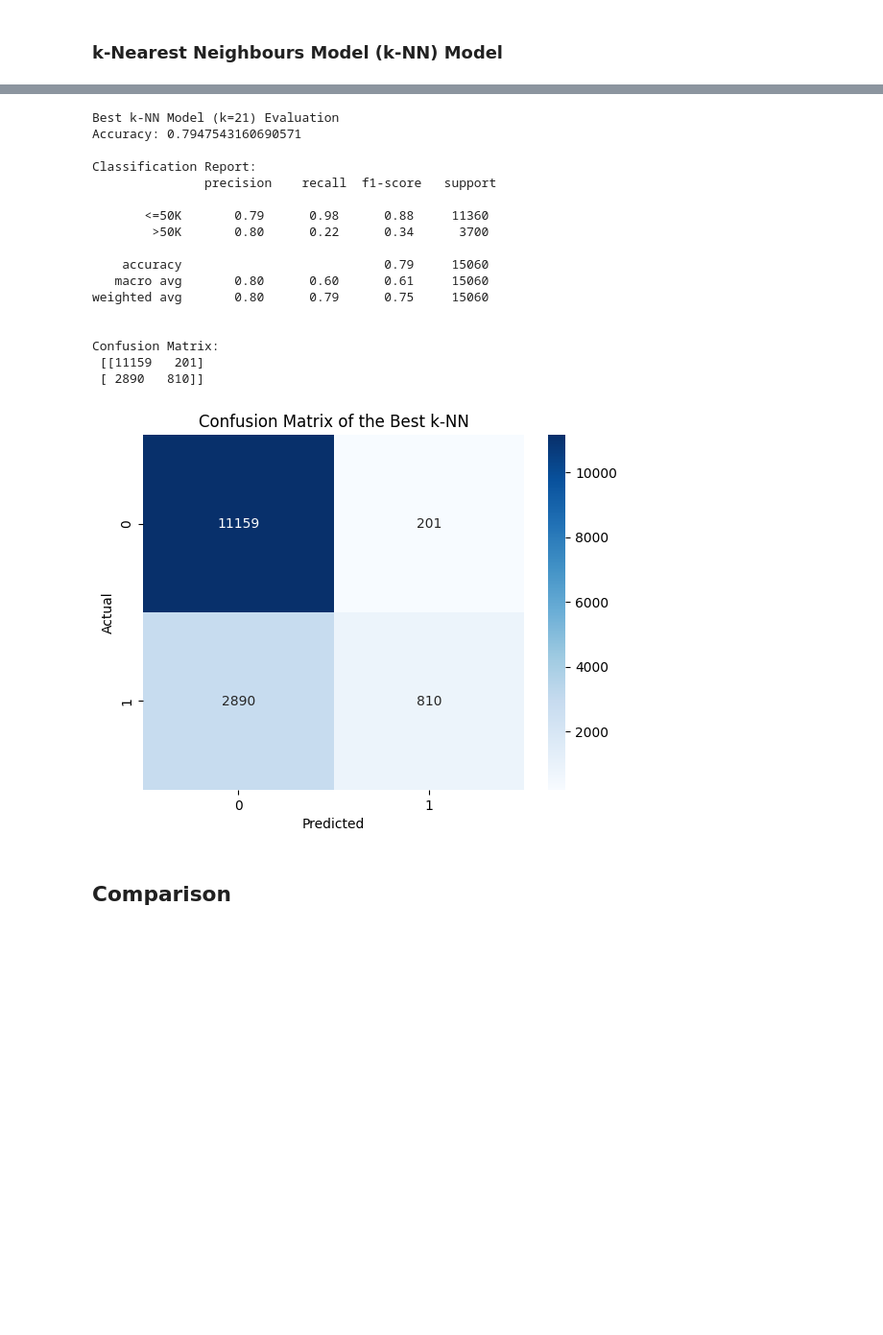
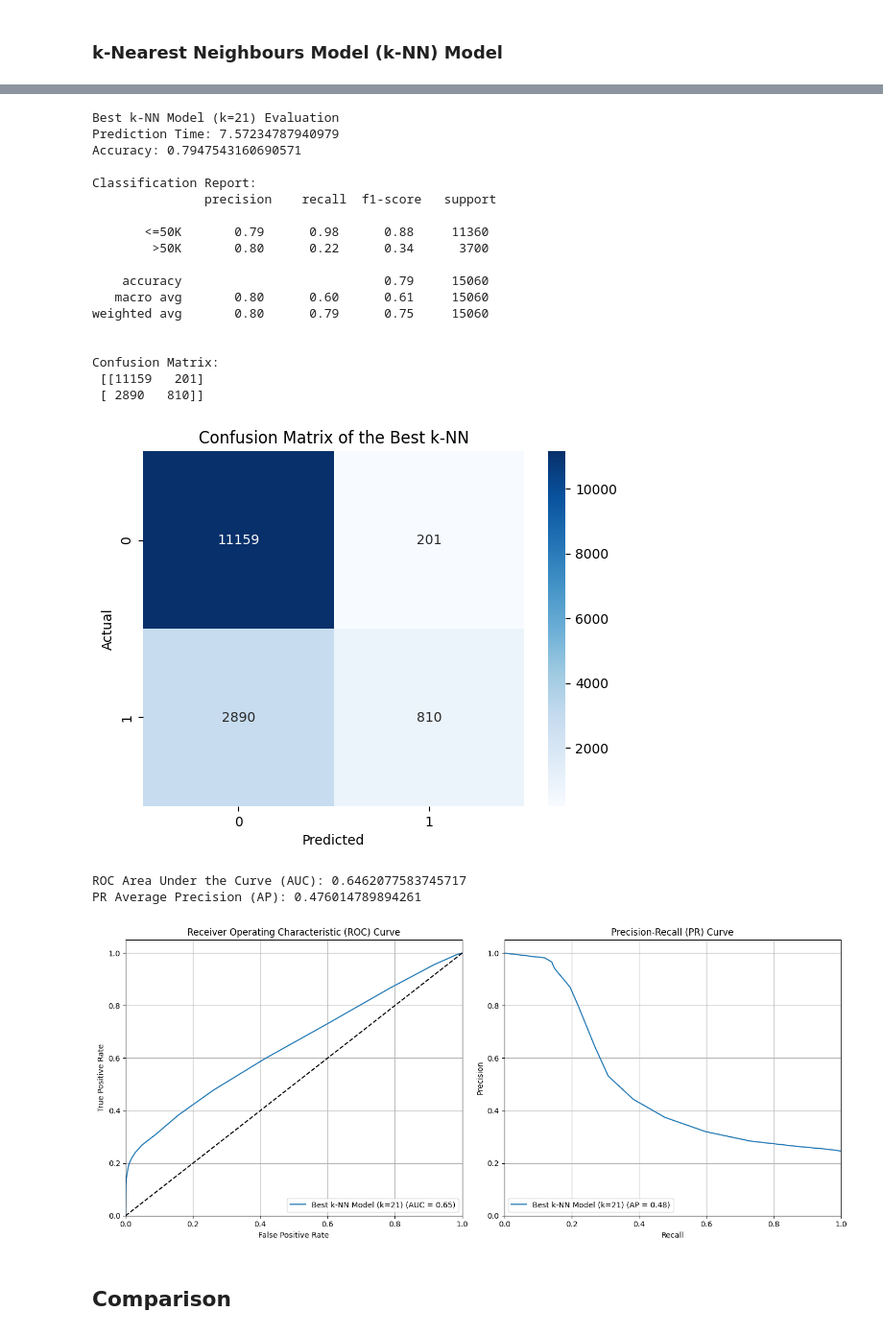
Before and after one commit to roshaniayu/IN6227-Data-Mining-Assignments, a Jupyter notebook: Assignment 1/Assignment1_Roshani Ayu Pranasti_G2504973A.ipynb, the cells around one changed output, grey strips where cells are left out. Shown: that part at 96% size. Saved outputs shown, nothing was run; the diff lists cells and outputs as text; code cells hidden in the pictures; blank space fills up the shorter version.

```diff
--- a/Assignment 1/Assignment1_Roshani Ayu Pranasti_G2504973A.ipynb
+++ b/Assignment 1/Assignment1_Roshani Ayu Pranasti_G2504973A.ipynb
@@ -644,40 +818,87 @@ Confusion Matrix:
 # %%
 # Evaluate the best k-NN model
 best_knn = grid_knn.best_estimator_
+start_best_knn_pred = time.time()
 best_knn_predictions = best_knn.predict(X_test_data)
+best_knn_probabilities = best_knn.predict_proba(X_test_data)[:, 1]
+end_best_knn_pred = time.time()
+best_knn_pred_time = end_best_knn_pred - start_best_knn_pred
 
 print("\nBest k-NN Model (k=21) Evaluation")
+print("Prediction Time:", best_knn_pred_time)
 best_knn_accuracy_score = accuracy_score(y_test_data, best_knn_predictions)
 print("Accuracy:", best_knn_accuracy_score)
 print("\nClassification Report:\n", classification_report(y_test_data, best_knn_predictions, target_names=target_names))
 best_knn_report_dict = classification_report(y_test_data, best_knn_predictions, target_names=target_names, output_dict=True)
 
+# Confusion Matrix
 best_knn_confusion_matrix = confusion_matrix(y_test_data, best_knn_predictions)
 print("\nConfusion Matrix:\n", best_knn_confusion_matrix)
 plt.title("Confusion Matrix of the Best k-NN")
 sns.heatmap(best_knn_confusion_matrix, annot=True, cmap=plt.cm.Blues, fmt="d")
-plt.xlabel('Predicted')
-plt.ylabel('Actual')
+plt.xlabel("Predicted")
+plt.ylabel("Actual")
 plt.show()
+
+# Plot ROC and PR Curves
+best_knn_fpr, best_knn_tpr, _ = roc_curve(y_test_data, best_knn_probabilities)
+best_knn_roc_auc = auc(best_knn_fpr, best_knn_tpr)
+print("ROC Area Under the Curve (AUC):", best_knn_roc_auc)
+
+best_knn_precision, best_knn_recall, _ = precision_recall_curve(y_test_data, best_knn_probabilities)
+best_knn_avg_precision = average_precision_score(y_test_data, best_knn_probabilities)
+print("PR Average Precision (AP):", best_knn_avg_precision)
+
+plt.figure(figsize=(14, 6))
+
+# ROC Curve plot
+plt.subplot(1, 2, 1)
+plt.plot(best_knn_fpr, best_knn_tpr, label=f"Best k-NN Model (k=21) (AUC = {best_knn_roc_auc:.2f})")
+plt.plot([0, 1], [0, 1], 'k--') # Dashed diagonal line
+plt.xlim([0.0, 1.0])
+plt.ylim([0.0, 1.05])
+plt.xlabel("False Positive Rate")
+plt.ylabel("True Positive Rate")
+plt.title("Receiver Operating Characteristic (ROC) Curve")
+plt.legend(loc="lower right")
+plt.grid(True)
+
+# PR Curve plot
+plt.subplot(1, 2, 2)
+plt.plot(best_knn_recall, best_knn_precision, label=f"Best k-NN Model (k=21) (AP = {best_knn_avg_precision:.2f})")
+plt.xlim([0.0, 1.0])
+plt.ylim([0.0, 1.05])
+plt.xlabel("Recall")
+plt.ylabel("Precision")
+plt.title("Precision-Recall (PR) Curve")
+plt.legend(loc="lower left")
+plt.grid(True)
+
+plt.tight_layout()
+plt.show()
 # %% [output]
 Best k-NN Model (k=21) Evaluation
+Prediction Time: 7.57234787940979
 Accuracy: 0.7947543160690571
 
 Classification Report:
                precision    recall  f1-score   support
 
        <=50K       0.79      0.98      0.88     11360
         >50K       0.80      0.22      0.34      3700
 
     accuracy                           0.79     15060
    macro avg       0.80      0.60      0.61     15060
 weighted avg       0.80      0.79      0.75     15060
 
 
 Confusion Matrix:
  [[11159   201]
  [ 2890   810]]
 [figure]
+ROC Area Under the Curve (AUC): 0.6462077583745717
+PR Average Precision (AP): 0.476014789894261
+[figure, added]
 # %% [markdown]
 ## Comparison
 # %%
```
Also changed, not shown: parts of 12 cells of this notebook.
